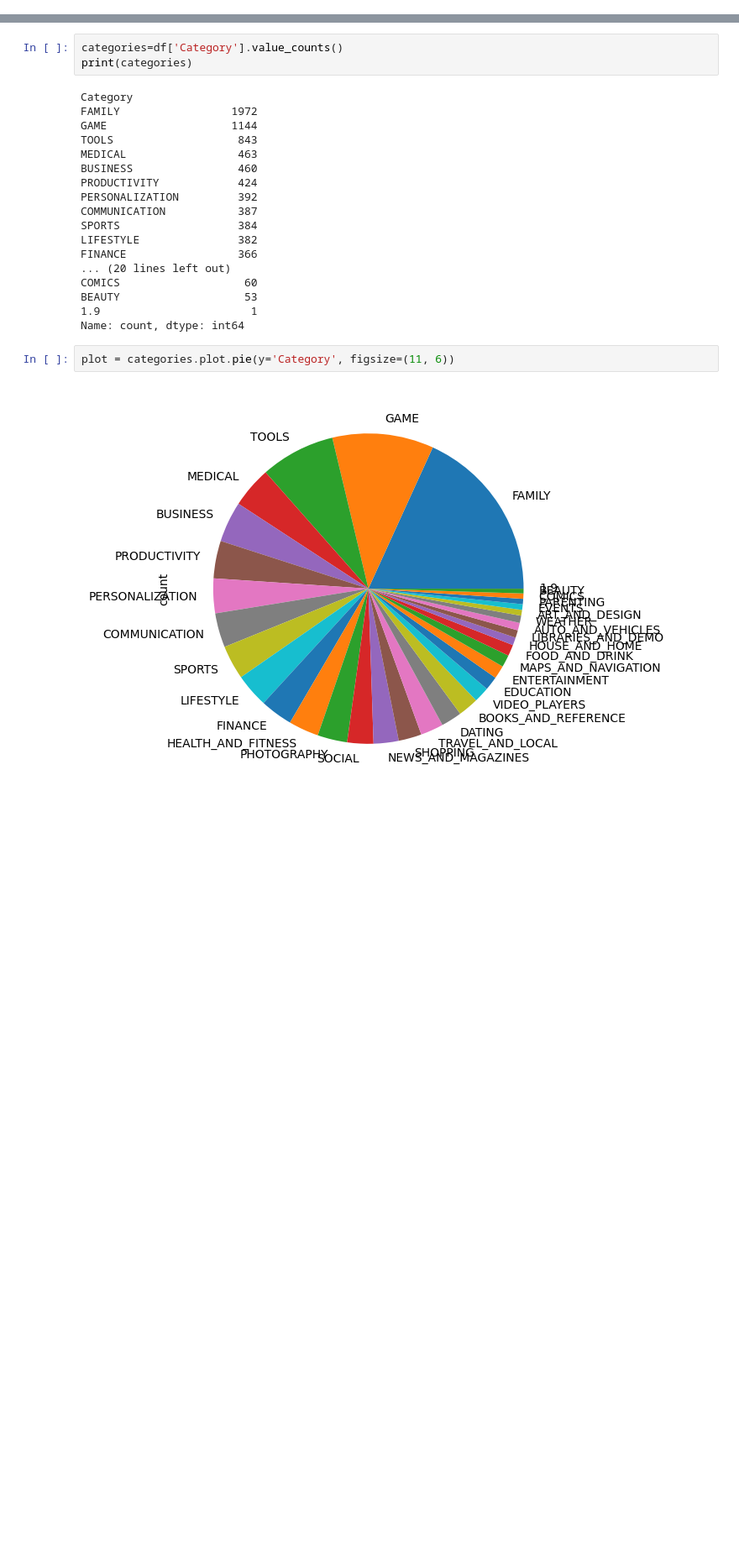
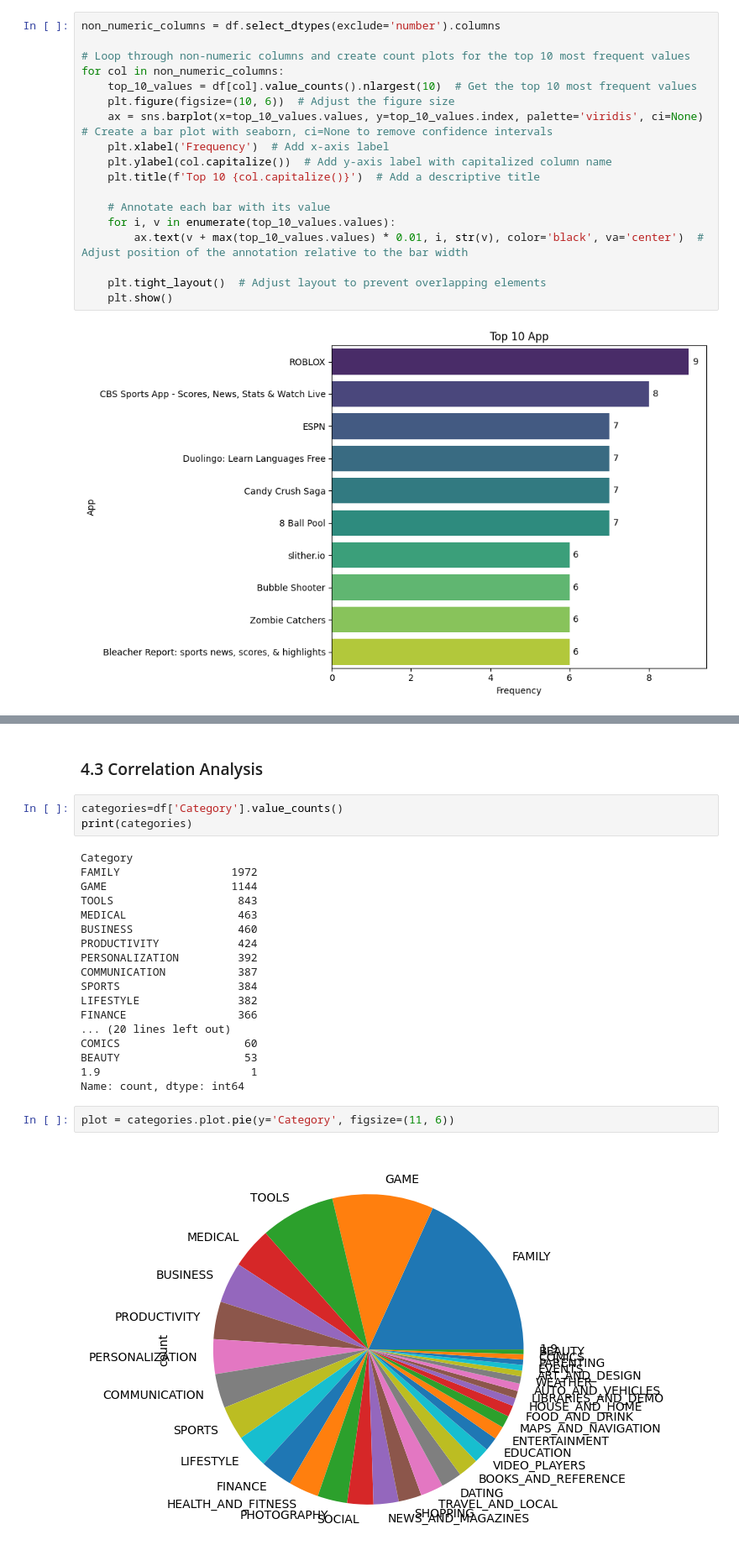
Before and after one commit to jjosorioc/Project-ADES-MESW0009, a Jupyter notebook: dataset_analysis.ipynb, the cells around one changed output, grey strips where cells are left out. Shown: that part at 84% size. Drawn from its saved outputs; the diff is of its cells as text; blank space fills up the shorter version.

```diff
--- a/dataset_analysis.ipynb
+++ b/dataset_analysis.ipynb
@@ -40,0 +293,20 @@ STUDY BY COLUMN
+# %%
+non_numeric_columns = df.select_dtypes(exclude='number').columns
+
+# Loop through non-numeric columns and create count plots for the top 10 most frequent values
+for col in non_numeric_columns:
+    top_10_values = df[col].value_counts().nlargest(10)  # Get the top 10 most frequent values
+    plt.figure(figsize=(10, 6))  # Adjust the figure size
+    ax = sns.barplot(x=top_10_values.values, y=top_10_values.index, palette='viridis', ci=None)  # Create a bar plot with seaborn, ci=None to remove confidence intervals
+    plt.xlabel('Frequency')  # Add x-axis label
+    plt.ylabel(col.capitalize())  # Add y-axis label with capitalized column name
+    plt.title(f'Top 10 {col.capitalize()}')  # Add a descriptive title
+
+    # Annotate each bar with its value
+    for i, v in enumerate(top_10_values.values):
+        ax.text(v + max(top_10_values.values) * 0.01, i, str(v), color='black', va='center')  # Adjust position of the annotation relative to the bar width
+
+    plt.tight_layout()  # Adjust layout to prevent overlapping elements
+    plt.show()
+# %% [output]
+[figure, added]
@@ -41,3 +320,5 @@ STUDY BY COLUMN
+# %% [markdown]
+### 4.3 Correlation Analysis
 # %%
 categories=df['Category'].value_counts()
 print(categories)
```
Also changed, not shown: parts of 38 cells of this notebook.
